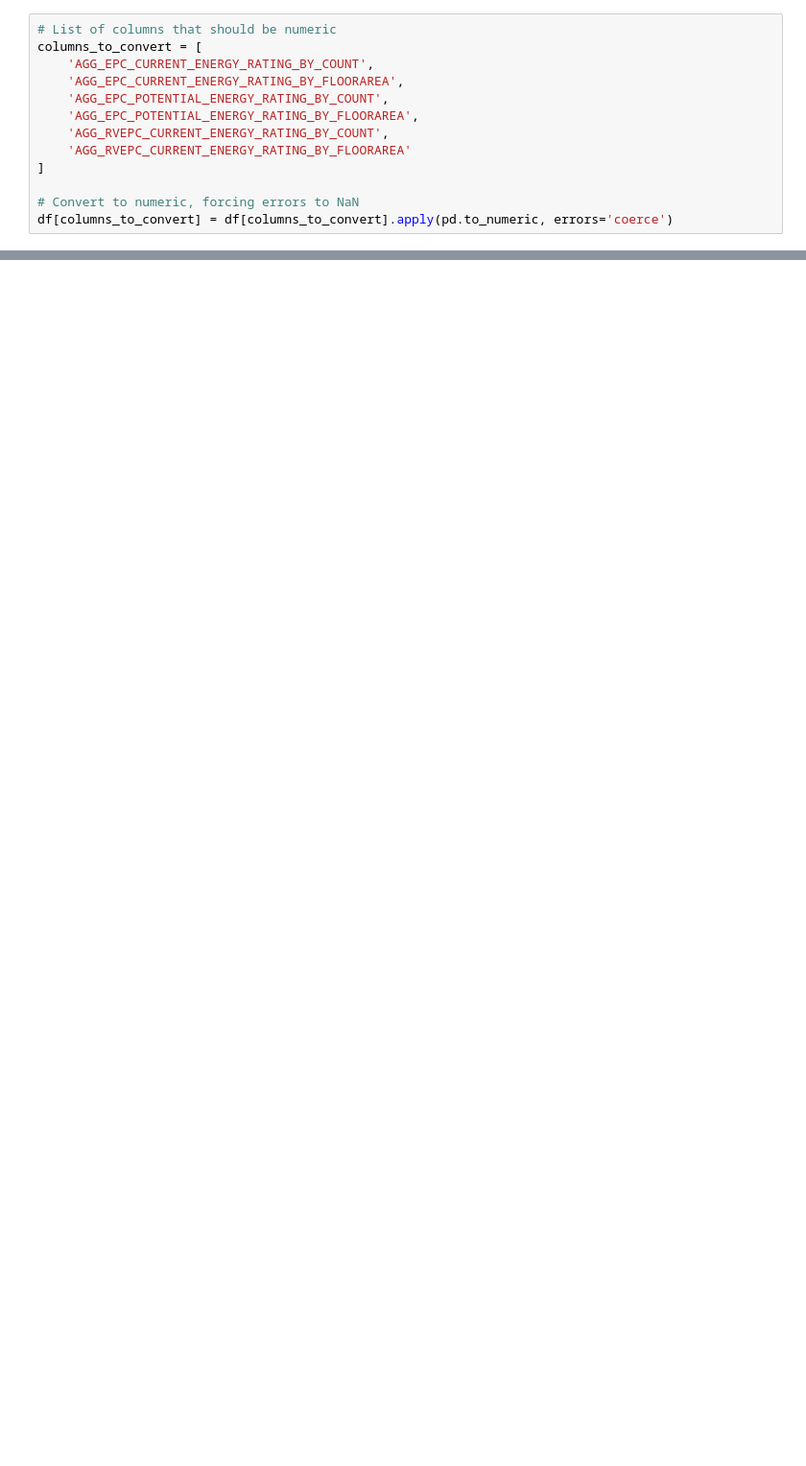
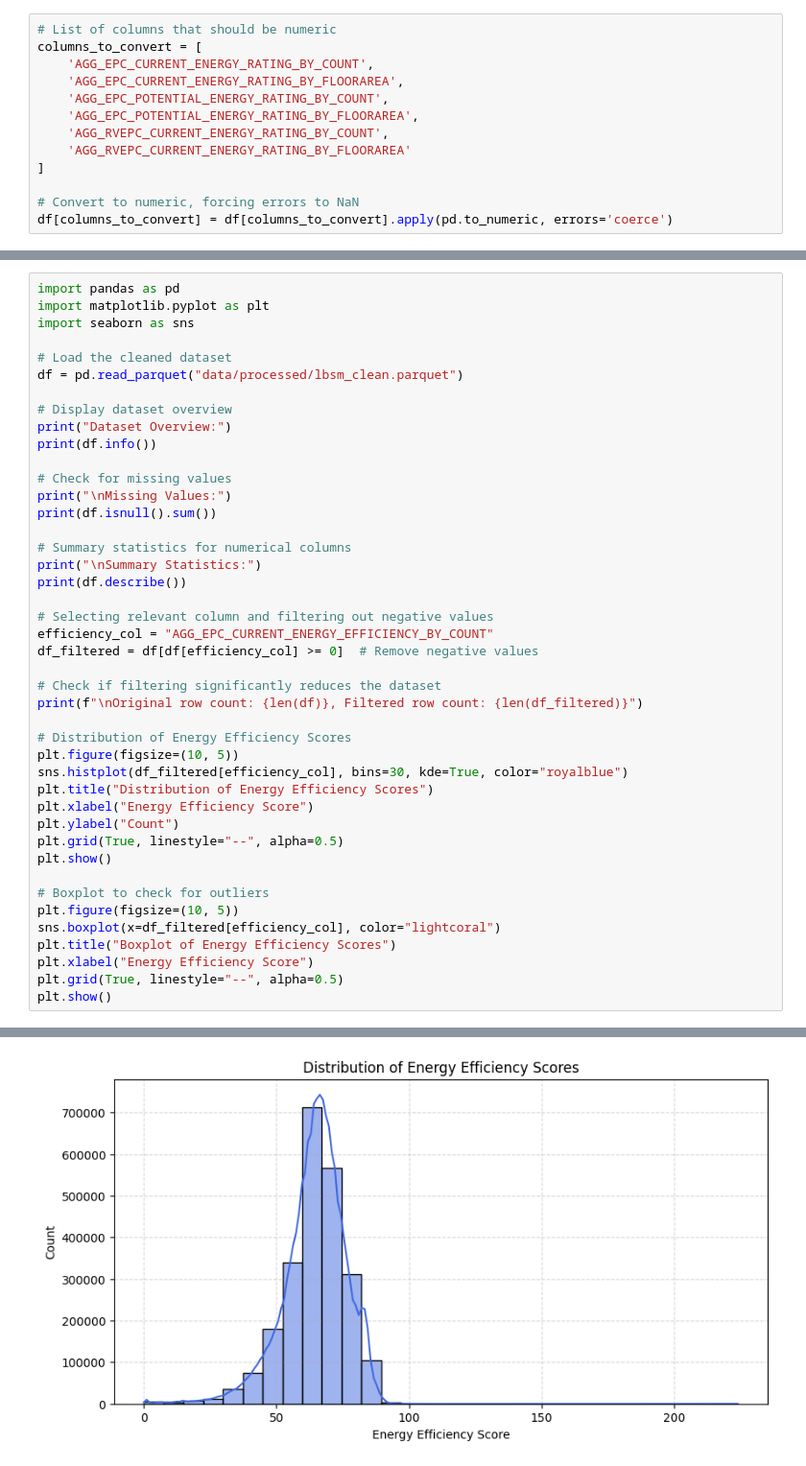
Before and after one commit to shakthi01912/Urban_sustainability_2025_Hackthon, a Jupyter notebook: development/Urban/Buildings.ipynb, the cells around one changed output, grey strips where cells are left out. Shown at 96% size. Saved outputs shown, nothing was run; the diff lists cells and outputs as text; blank space fills up the shorter version.

Commit message:
analysed imp columns

```diff
--- a/development/Urban/Buildings.ipynb
+++ b/development/Urban/Buildings.ipynb
@@ -129,0 +295,44 @@ print(df.isnull().sum())
+# %%
+import pandas as pd
+import matplotlib.pyplot as plt
+import seaborn as sns
+
+# Load the cleaned dataset
+df = pd.read_parquet("data/processed/lbsm_clean.parquet")
+
+# Display dataset overview
+print("Dataset Overview:")
+print(df.info())
+
+# Check for missing values
+print("\nMissing Values:")
+print(df.isnull().sum())
+
+# Summary statistics for numerical columns
+print("\nSummary Statistics:")
+print(df.describe())
+
+# Selecting relevant column and filtering out negative values
+efficiency_col = "AGG_EPC_CURRENT_ENERGY_EFFICIENCY_BY_COUNT"
+df_filtered = df[df[efficiency_col] >= 0]  # Remove negative values
+
+# Check if filtering significantly reduces the dataset
+print(f"\nOriginal row count: {len(df)}, Filtered row count: {len(df_filtered)}")
+
+# Distribution of Energy Efficiency Scores
+plt.figure(figsize=(10, 5))
+sns.histplot(df_filtered[efficiency_col], bins=30, kde=True, color="royalblue")
+plt.title("Distribution of Energy Efficiency Scores")
+plt.xlabel("Energy Efficiency Score")
+plt.ylabel("Count")
+plt.grid(True, linestyle="--", alpha=0.5)
+plt.show()
+
+# Boxplot to check for outliers
+plt.figure(figsize=(10, 5))
+sns.boxplot(x=df_filtered[efficiency_col], color="lightcoral")
+plt.title("Boxplot of Energy Efficiency Scores")
+plt.xlabel("Energy Efficiency Score")
+plt.grid(True, linestyle="--", alpha=0.5)
+plt.show()
+# %% [output]
@@ -129,0 +356 @@ print(df.isnull().sum())
+[figure, added]
```
Also changed, not shown: parts of 27 cells of this notebook.
